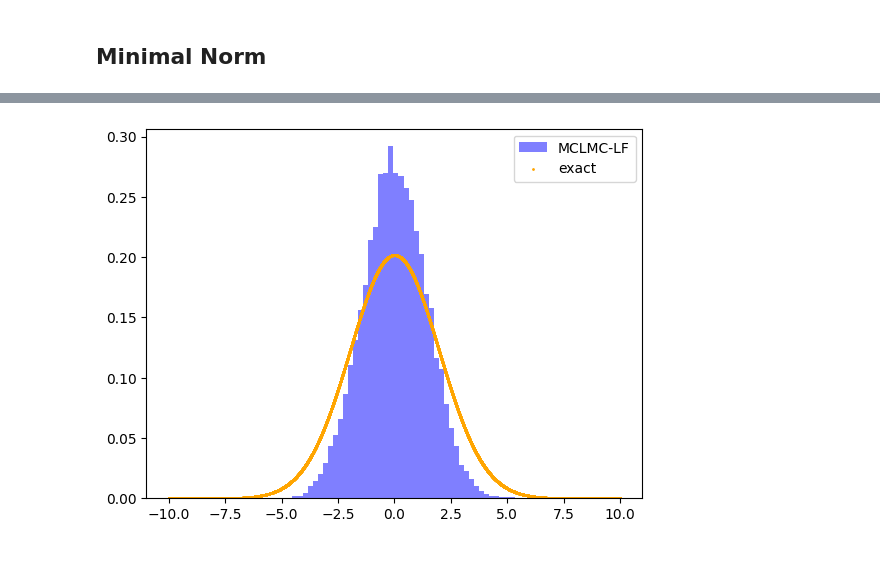
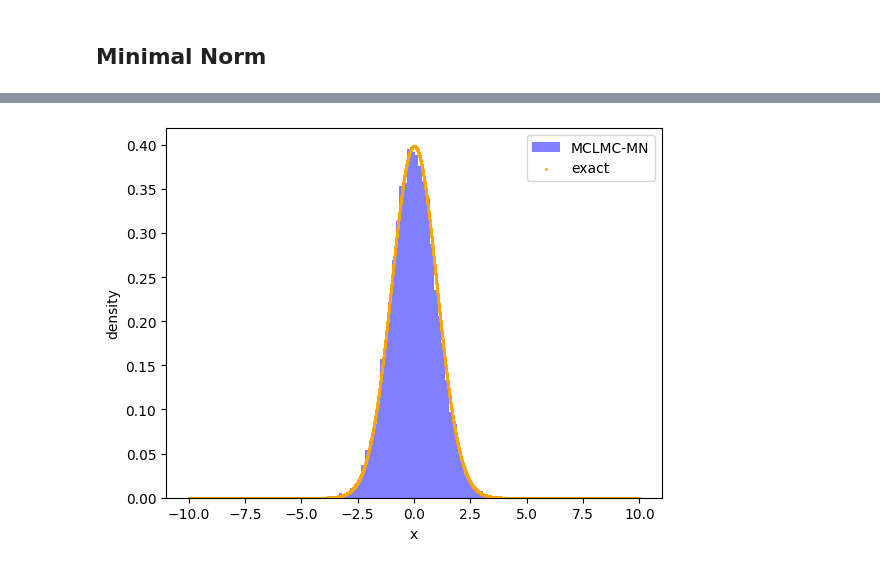
Before and after one commit to GiancarloSaran/MCHMC, a Jupyter notebook: Gaussian.ipynb, the cells around one changed output, grey strips where cells are left out. Drawn from its saved outputs; the diff is of its cells as text; code cells hidden in the pictures.

```diff
--- a/Gaussian.ipynb
+++ b/Gaussian.ipynb
@@ -104,3 +97,6 @@ ESS with MCHMC-bounces and MN integrator
+# %%
+x = np.linspace(-10, 10, 10000)
+pdf = norm.pdf(x, 0, cov[0,0])
 # %%
 X = X.to("cpu").detach().numpy()
 plt.hist(X[:,0], density=True, alpha=0.5, bins=50, color='blue', label='MCHMC-MN')
@@ -156,8 +158,11 @@ ESS with MCLMC and MN integrator
 # %%
 X = X.to("cpu").detach().numpy()
-plt.hist(X[:,0], density=True, alpha=0.5, bins=50, color='blue', label='MCLMC-LF')
+plt.hist(X[:,0], density=True, alpha=0.5, bins=50, color='blue', label='MCLMC-MN')
 plt.scatter(x, pdf, color='orange', s=1, label='exact')
 plt.legend()
+plt.xlabel('x')
+plt.ylabel('density')
+plt.savefig('./plots/gaussian_langevin_MN.svg', format='svg')
 plt.show()
 # %% [output]
-[figure, old version]
+[figure, new version]
```
Also changed, not shown: parts of 6 cells of this notebook, 3 other files.
